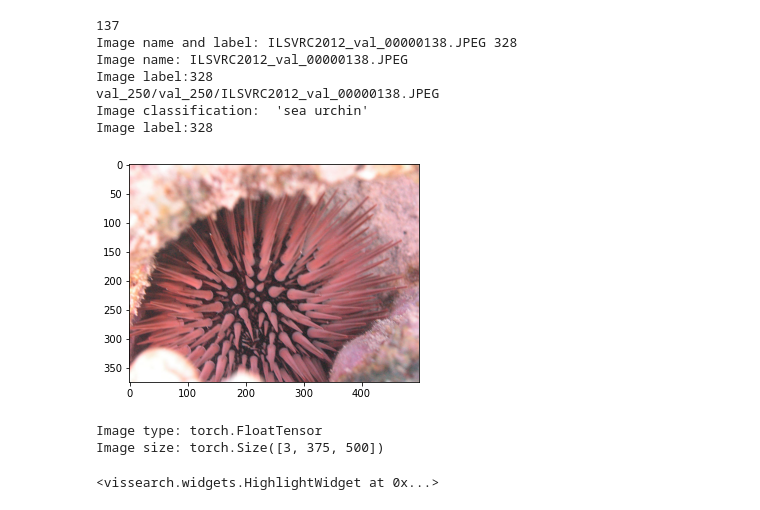
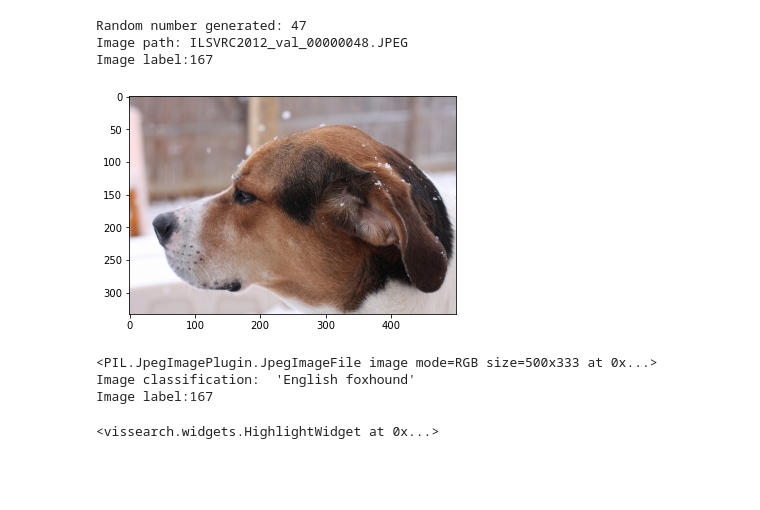
Before and after one commit to iceysiyiai/InteractiveDataBase, a Jupyter notebook: CallBackChanges.ipynb, the cells around one changed output. Cells and saved outputs as stored; diff of their text form; code cells hidden in the pictures; blank space fills up the shorter version.

```diff
--- a/CallBackChanges.ipynb
+++ b/CallBackChanges.ipynb
@@ -62,54 +2,0 @@ def plot_image(tensor):
-# %%
-import pandas as pd
-import random
-from PIL import Image
-
-# Function to load random image
-
-def load_random_image():
-    # Generate random image
-    n = random.randint(0, 250)
-    print('Random number generated: '+ n)
-    # Read from data set, split path and label
-    dataset250 = pd.read_csv('val_250/path_lable.txt', sep = '/', header = None, names = ["path", "label"])
-    img_name_label = dataset250.iloc[n, 1]
-    path, label_str = img_name_label.split()
-    label = int(label_str)
-    # Print path and label
-    print('Image path: {}'.format(path))
-    print('Image label:{}'.format(label))
-
-
-
-
-
-
-
-lable_name = pd.read_csv('val_250/lables.txt', sep = ':')
-class_names = []
-for i in range(1000):
-  class_names.append(lable_name.iloc[i-1, 1].rstrip(","))
-
-print('Image classification: {}'.format(class_names[label]))
-print('Image label:{}'.format(label))
-
-# function to convert PIL images to tensors.
-pil2tensor = transforms.ToTensor()
-tensor2pil = transforms.ToPILImage()
-
-# Read the image from file.
-image = Image.open(img_path)
-rgb_image = pil2tensor(image)
-
-plot_image(rgb_image)
-# %% [output]
-137
-Image name and label: ILSVRC2012_val_00000138.JPEG 328
-Image name: ILSVRC2012_val_00000138.JPEG
-Image label:328
-val_250/val_250/ILSVRC2012_val_00000138.JPEG
-Image classification:  'sea urchin'
-Image label:328
-[figure, removed]
-Image type: torch.FloatTensor
-Image size: torch.Size([3, 375, 500])
@@ -116 +15,19 @@ Image size: torch.Size([3, 375, 500])
+# %%
+image, label = tools.load_random_image()
+print(image)
+lable_name = pd.read_csv('val_250/lables.txt', sep = ':')
+class_names = []
+for i in range(1000):
+    class_names.append(lable_name.iloc[i-1, 1].rstrip(","))
+
+print('Image classification: {}'.format(class_names[label]))
+print('Image label:{}'.format(label))
+# %% [output]
+Random number generated: 47
+Image path: ILSVRC2012_val_00000048.JPEG
+Image label:167
+[figure, added]
+<PIL.JpegImagePlugin.JpegImageFile image mode=RGB size=500x333 at 0x...>
+Image classification:  'English foxhound'
+Image label:167
 # %%
```
Also changed, not shown: parts of 9 cells of this notebook, 3 other files.
